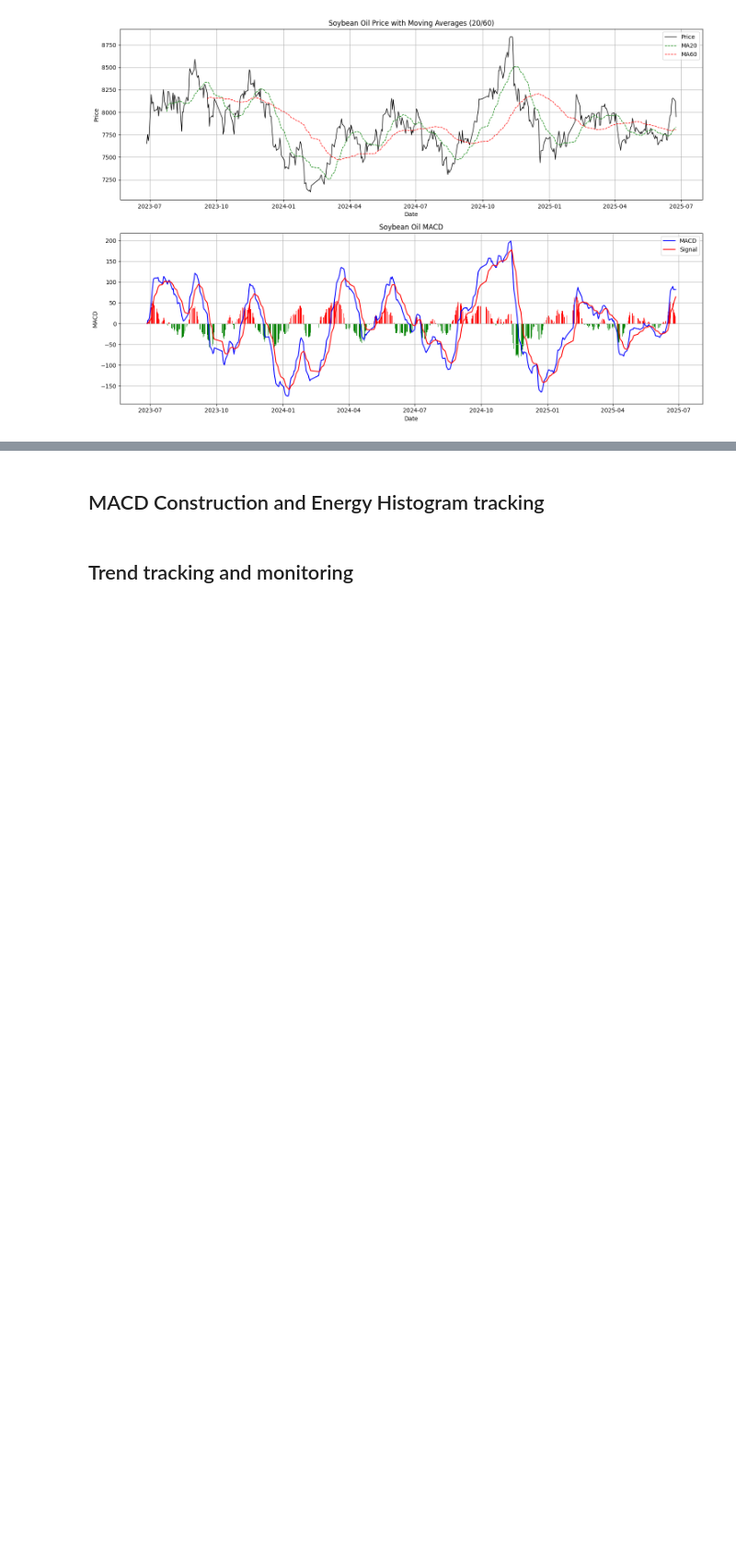
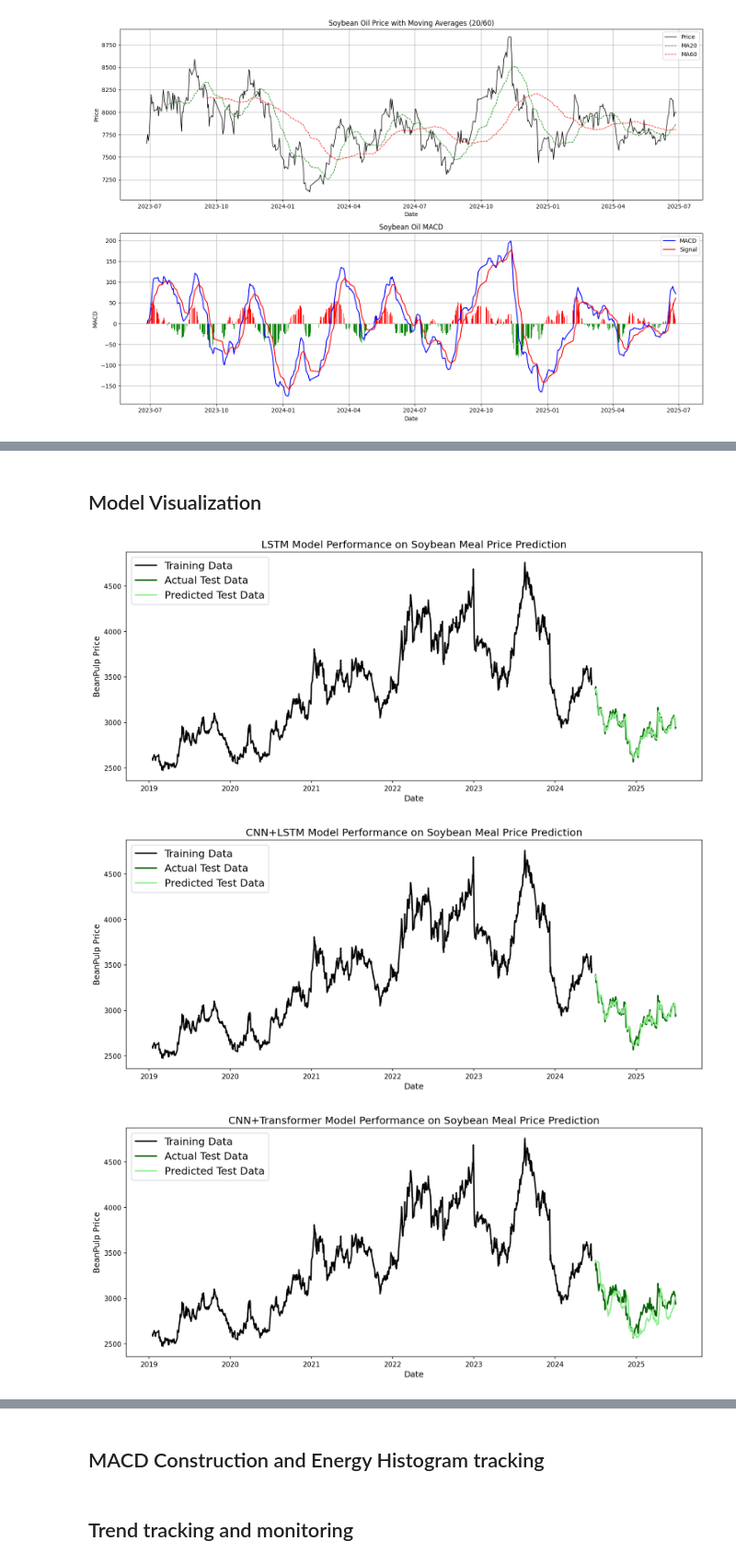
Before and after one commit to Aislay-Yang18565/bootcamp_Ziyi_Yang, a Jupyter notebook: project/Soybean_meal_MACD_golden_cross_and_death_cross_trading_strategy.ipynb, the cells around one changed output, grey strips where cells are left out. Shown at 92% size. Drawn from its saved outputs; the diff is of its cells as text; code cells hidden in the pictures; blank space fills up the shorter version.

```diff
--- a/project/Soybean_meal_MACD_golden_cross_and_death_cross_trading_strategy.ipynb
+++ b/project/Soybean_meal_MACD_golden_cross_and_death_cross_trading_strategy.ipynb
@@ -488,0 +1137,71 @@ plt.show()
+# %% [markdown]
+## Model Visualization
+# %%
+#Visualize the results of the LSTM model
+y_test_true = scaler.inverse_transform(y_test_2d).flatten()
+y_test_pred_lstm = scaler.inverse_transform(y_pred_lstm_2d).flatten()
+
+plt.figure(figsize=(15, 6), dpi=150)
+plt.rcParams['axes.facecolor'] = 'white'
+plt.rc('axes', edgecolor='black')
+plt.plot(df_meal['Date'].iloc[:-test_size], scaler.inverse_transform(train_data_scaled), color='black', lw=2)
+plt.plot(df_meal['Date'].iloc[-len(y_test_true):], y_test_true, color='darkgreen', lw=2)
+plt.plot(df_meal['Date'].iloc[-len(y_test_pred_lstm):], y_test_pred_lstm, color='lightgreen', lw=2)
+plt.title('LSTM Model Performance on Soybean Meal Price Prediction', fontsize=15)
+plt.xlabel('Date', fontsize=12)
+plt.ylabel('BeanPulp Price', fontsize=12)
+plt.legend(['Training Data', 'Actual Test Data', 'Predicted Test Data'], loc='upper left', prop={'size': 15})
+plt.grid(color='white')
+plt.show()
+
+# Visualize the results of CNN+LSTM models
+y_test_pred_cnn_lstm = scaler.inverse_transform(y_pred_cnn_lstm_2d).flatten()
+
+plt.figure(figsize=(15, 6), dpi=150)
+plt.rcParams['axes.facecolor'] = 'white'
+plt.rc('axes', edgecolor='black')
+plt.plot(df_meal['Date'].iloc[:-test_size], scaler.inverse_transform(train_data_scaled), color='black', lw=2)
+plt.plot(df_meal['Date'].iloc[-len(y_test_true):], y_test_true, color='darkgreen', lw=2)
+plt.plot(df_meal['Date'].iloc[-len(y_test_pred_cnn_lstm):], y_test_pred_cnn_lstm, color='lightgreen', lw=2)
+plt.title('CNN+LSTM Model Performance on Soybean Meal Price Prediction', fontsize=15)
+plt.xlabel('Date', fontsize=12)
+plt.ylabel('BeanPulp Price', fontsize=12)
+plt.legend(['Training Data', 'Actual Test Data', 'Predicted Test Data'], loc='upper left', prop={'size': 15})
+plt.grid(color='white')
+plt.show()
+
+# Visualize the results of the CNN+Transformer model
+y_test_pred_cnn_transformer = scaler.inverse_transform(y_pred_cnn_transformer_2d).flatten()
+
+plt.figure(figsize=(15, 6), dpi=150)
+plt.rcParams['axes.facecolor'] = 'white'
+plt.rc('axes', edgecolor='black')
+plt.plot(df_meal['Date'].iloc[:-test_size], scaler.inverse_transform(train_data_scaled), color='black', lw=2)
+plt.plot(df_meal['Date'].iloc[-len(y_test_true):], y_test_true, color='darkgreen', lw=2)
+plt.plot(df_meal['Date'].iloc[-len(y_test_pred_cnn_transformer):], y_test_pred_cnn_transformer, color='lightgreen', lw=2)
+plt.title('CNN+Transformer Model Performance on Soybean Meal Price Prediction', fontsize=15)
+plt.xlabel('Date', fontsize=12)
+plt.ylabel('BeanPulp Price', fontsize=12)
+plt.legend(['Training Data', 'Actual Test Data', 'Predicted Test Data'], loc='upper left', prop={'size': 15})
+plt.grid(color='white')
+plt.show()
+
+# Visualize the results of CNN+LSTM+Transformer models
+y_test_pred_cnn_lstm_transformer = scaler.inverse_transform(y_pred_cnn_lstm_transformer_2d).flatten()
+
+plt.figure(figsize=(15, 6), dpi=150)
+plt.rcParams['axes.facecolor'] = 'white'
+plt.rc('axes', edgecolor='black')
+plt.plot(df_meal['Date'].iloc[:-test_size], scaler.inverse_transform(train_data_scaled), color='black', lw=2)
+plt.plot(df_meal['Date'].iloc[-len(y_test_true):], y_test_true, color='darkgreen', lw=2)
+plt.plot(df_meal['Date'].iloc[-len(y_test_pred_cnn_lstm_transformer):], y_test_pred_cnn_lstm_transformer, color='lightgreen', lw=2)
+plt.title('CNN+LSTM+Transformer Model Performance on Soybean Meal Price Prediction', fontsize=15)
+plt.xlabel('Date', fontsize=12)
+plt.ylabel('BeanPulp Price', fontsize=12)
+plt.legend(['Training Data', 'Actual Test Data', 'Predicted Test Data'], loc='upper left', prop={'size': 15})
+plt.grid(color='white')
+plt.show()
+# %% [output]
+[figure, added]
+[figure, added]
+[figure, added]
```
Also changed, not shown: parts of 27 cells of this notebook, 24 other files.
